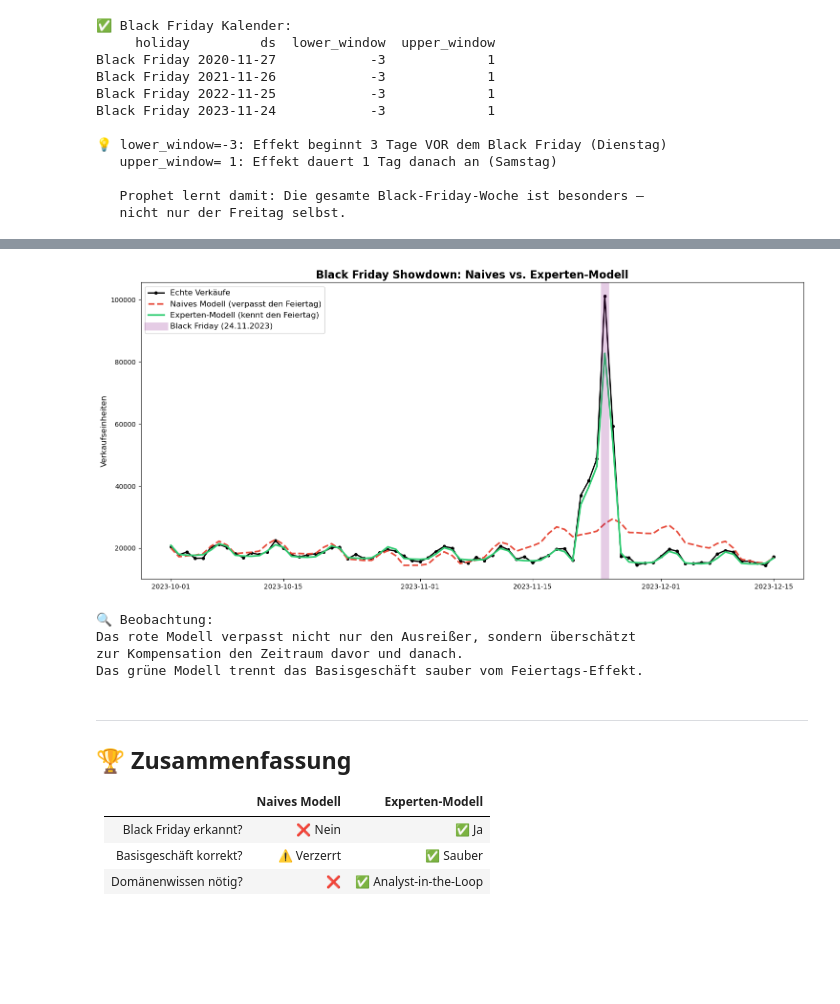
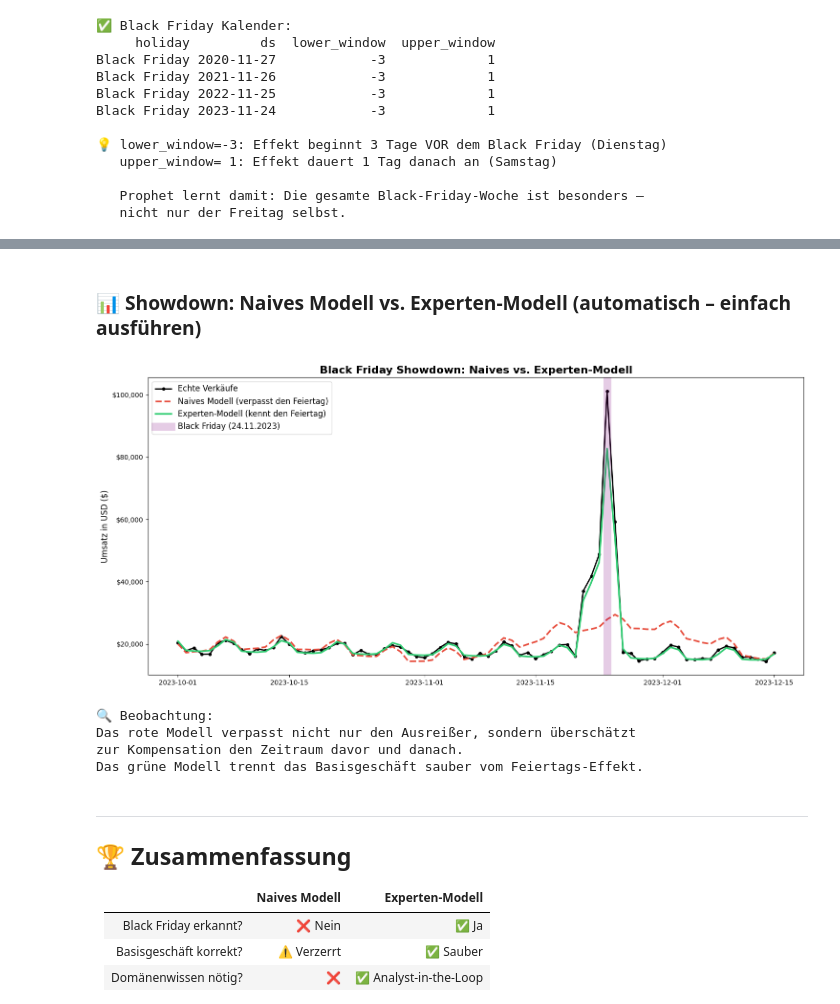
Before and after one commit to KaiSteffen/Business-Prognosis, a Jupyter notebook: notebooks/prophet_handson_solution.ipynb, the cells around one changed output, grey strips where cells are left out. Cells and saved outputs as stored; diff of their text form; code cells hidden in the pictures; blank space fills up the shorter version.

```diff
--- a/notebooks/prophet_handson_solution.ipynb
+++ b/notebooks/prophet_handson_solution.ipynb
@@ -94,7 +96,6 @@ Da Thanksgiving in den USA immer auf den **vierten Donnerstag im November** fäl
 Diese Regel lässt sich programmatisch berechnen – wir müssen die Daten also **nicht** hart kodieren,
 sondern können sie automatisch für beliebige Jahre ableiten.
 # %%
-
 # ── 2. Black Friday Umsatz-Effekt ($) ────────────────────────────────────────
 def black_friday(year):
     return pd.date_range(f'{year}-11-01', f'{year}-11-30', freq='W-FRI')[3]
@@ -103,7 +104,7 @@ black_fridays = pd.to_datetime([black_friday(y) for y in [2020, 2021, 2022, 2023
 
 rng = np.random.default_rng(seed=42)
 
-df['bf_effect'] = 0
+df['bf_effect'] = 0.0
 for bf in black_fridays:
     year_factor = np.clip(rng.normal(1.0, 0.2), 0.6, 1.4)
 
@@ -376,33 +410,39 @@ Trainiere das Experten-Modell (kennt Black Friday)...
+# %% [markdown]
+### 📊 Showdown: Naives Modell vs. Experten-Modell (automatisch – einfach ausführen)
 # %%
-# MUSTERLÖSUNG: Finaler Showdown-Plot (Zoom Oktober–Dezember 2023)
+# ------------------------------------------------------------
+# AUTO-PLOT: Showdown – einfach ausführen!
+# ------------------------------------------------------------
+
 ZOOM_START = '2023-10-01'
 ZOOM_END   = '2023-12-15'
 
 actual_zoom = df[(df['ds'] >= ZOOM_START) & (df['ds'] <= ZOOM_END)]
 naive_zoom  = forecast_naive[(forecast_naive['ds'] >= ZOOM_START) & (forecast_naive['ds'] <= ZOOM_END)]
 expert_zoom = forecast_expert[(forecast_expert['ds'] >= ZOOM_START) & (forecast_expert['ds'] <= ZOOM_END)]
 
 fig, ax = plt.subplots(figsize=(15, 7))
 ax.plot(actual_zoom['ds'], actual_zoom['y'], marker='o', color='black',
         label='Echte Verkäufe', linewidth=2, markersize=4)
 ax.plot(naive_zoom['ds'], naive_zoom['yhat'], linestyle='--', color='#e74c3c',
         linewidth=2.5, label='Naives Modell (verpasst den Feiertag)')
 ax.plot(expert_zoom['ds'], expert_zoom['yhat'], linestyle='-', color='#2ecc71',
         linewidth=2.5, label='Experten-Modell (kennt den Feiertag)')
 ax.axvline(pd.to_datetime('2023-11-24'), color='purple', alpha=0.2,
            linewidth=12, label='Black Friday (24.11.2023)')
+ax.yaxis.set_major_formatter(plt.FuncFormatter(lambda x, _: f'${x:,.0f}'))
 ax.set_title('Black Friday Showdown: Naives vs. Experten-Modell', fontsize=16, fontweight='bold')
-ax.set_ylabel('Verkaufseinheiten', fontsize=12)
+ax.set_ylabel('Umsatz in USD ($)', fontsize=12)
 ax.legend(fontsize=12, loc='upper left')
 plt.tight_layout()
 plt.show()
 
 print('🔍 Beobachtung:')
 print('Das rote Modell verpasst nicht nur den Ausreißer, sondern überschätzt')
 print('zur Kompensation den Zeitraum davor und danach.')
 print('Das grüne Modell trennt das Basisgeschäft sauber vom Feiertags-Effekt.')
 # %% [output]
-[figure, old version]
+[figure, new version]
 🔍 Beobachtung:
 Das rote Modell verpasst nicht nur den Ausreißer, sondern überschätzt
 zur Kompensation den Zeitraum davor und danach.
```
Also changed, not shown: parts of 15 cells of this notebook, 19 other files.
